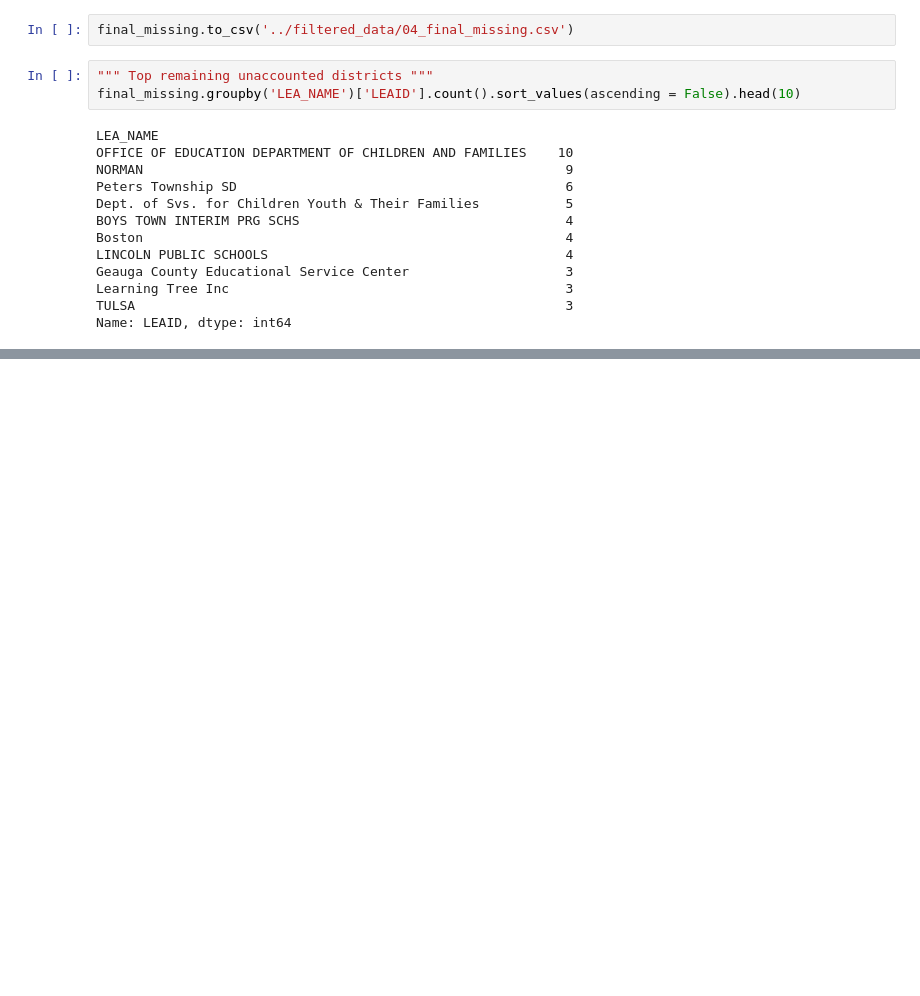
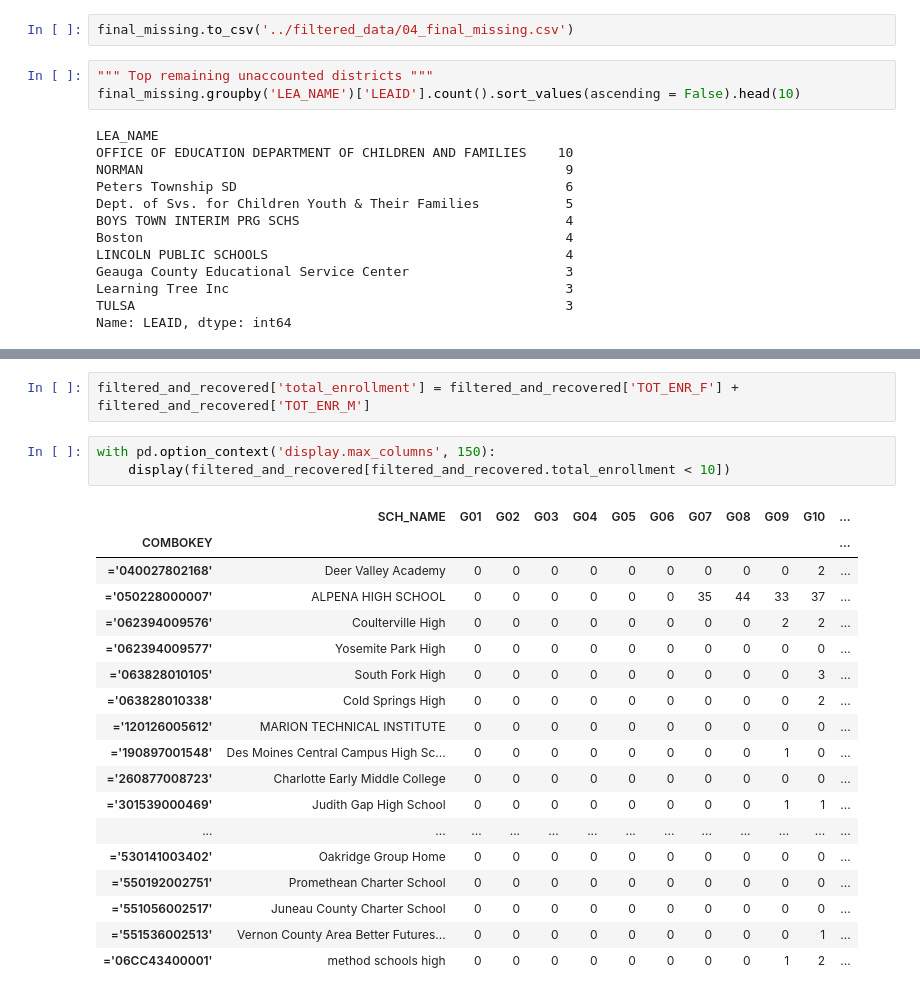
Before and after one commit to oconnoag/nacep_dual_enrollment_analysis, a Jupyter notebook: jupyter_notebooks/00_initial_filtration-test_with_nces_enrollments.ipynb, the cells around one changed output, grey strips where cells are left out. Saved outputs shown, nothing was run; the diff lists cells and outputs as text; blank space fills up the shorter version.

Commit message:
Starting the new filters

```diff
--- a/jupyter_notebooks/00_initial_filtration-test_with_nces_enrollments.ipynb
+++ b/jupyter_notebooks/00_initial_filtration-test_with_nces_enrollments.ipynb
@@ -1101,0 +1134,24 @@ Name: LEAID, dtype: int64
+# %%
+filtered_and_recovered['total_enrollment'] = filtered_and_recovered['TOT_ENR_F'] + filtered_and_recovered['TOT_ENR_M']
+# %%
+with pd.option_context('display.max_columns', 150):
+    display(filtered_and_recovered[filtered_and_recovered.total_enrollment < 10])
+# %% [output]
+|  | SCH_NAME | G01 | G02 | G03 | G04 | G05 | G06 | G07 | G08 | G09 | G10 | ... |
+| COMBOKEY |  |  |  |  |  |  |  |  |  |  |  | ... |
+| ='040027802168' | Deer Valley Academy | 0 | 0 | 0 | 0 | 0 | 0 | 0 | 0 | 0 | 2 | ... |
+| ='050228000007' | ALPENA HIGH SCHOOL | 0 | 0 | 0 | 0 | 0 | 0 | 35 | 44 | 33 | 37 | ... |
+| ='062394009576' | Coulterville High | 0 | 0 | 0 | 0 | 0 | 0 | 0 | 0 | 2 | 2 | ... |
+| ='062394009577' | Yosemite Park High | 0 | 0 | 0 | 0 | 0 | 0 | 0 | 0 | 0 | 0 | ... |
+| ='063828010105' | South Fork High | 0 | 0 | 0 | 0 | 0 | 0 | 0 | 0 | 0 | 3 | ... |
+| ='063828010338' | Cold Springs High | 0 | 0 | 0 | 0 | 0 | 0 | 0 | 0 | 0 | 2 | ... |
+| ='120126005612' | MARION TECHNICAL INSTITUTE | 0 | 0 | 0 | 0 | 0 | 0 | 0 | 0 | 0 | 0 | ... |
+| ='190897001548' | Des Moines Central Campus High Sc... | 0 | 0 | 0 | 0 | 0 | 0 | 0 | 0 | 1 | 0 | ... |
+| ='260877008723' | Charlotte Early Middle College | 0 | 0 | 0 | 0 | 0 | 0 | 0 | 0 | 0 | 0 | ... |
+| ='301539000469' | Judith Gap High School | 0 | 0 | 0 | 0 | 0 | 0 | 0 | 0 | 1 | 1 | ... |
+| ... | ... | ... | ... | ... | ... | ... | ... | ... | ... | ... | ... | ... |
+| ='530141003402' | Oakridge Group Home | 0 | 0 | 0 | 0 | 0 | 0 | 0 | 0 | 0 | 0 | ... |
+| ='550192002751' | Promethean Charter School | 0 | 0 | 0 | 0 | 0 | 0 | 0 | 0 | 0 | 0 | ... |
+| ='551056002517' | Juneau County Charter School | 0 | 0 | 0 | 0 | 0 | 0 | 0 | 0 | 0 | 0 | ... |
+| ='551536002513' | Vernon County Area Better Futures... | 0 | 0 | 0 | 0 | 0 | 0 | 0 | 0 | 0 | 1 | ... |
+| ='06CC43400001' | method schools high | 0 | 0 | 0 | 0 | 0 | 0 | 0 | 0 | 1 | 2 | ... |
```
Also changed, not shown: parts of 4 cells of this notebook, 2 other files.
